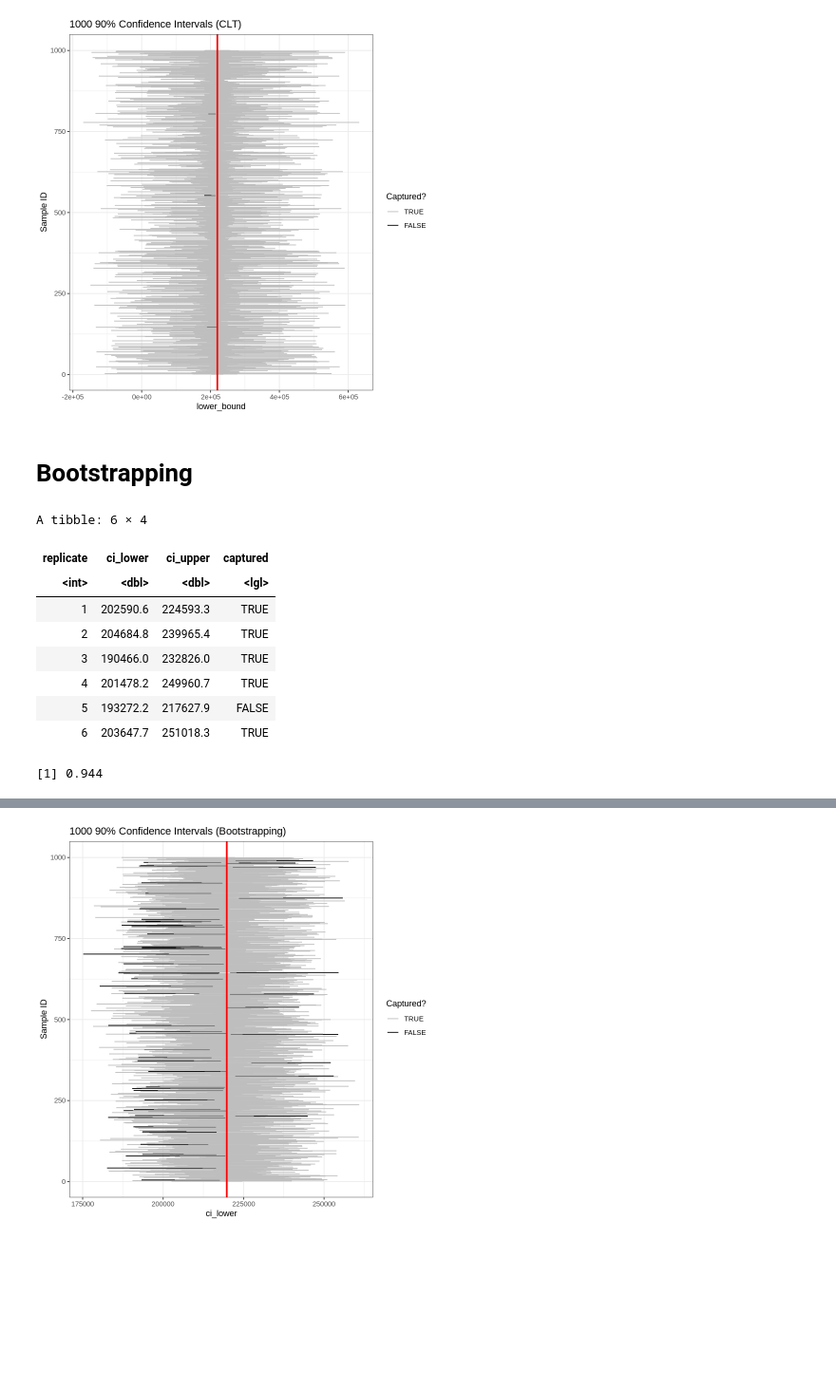
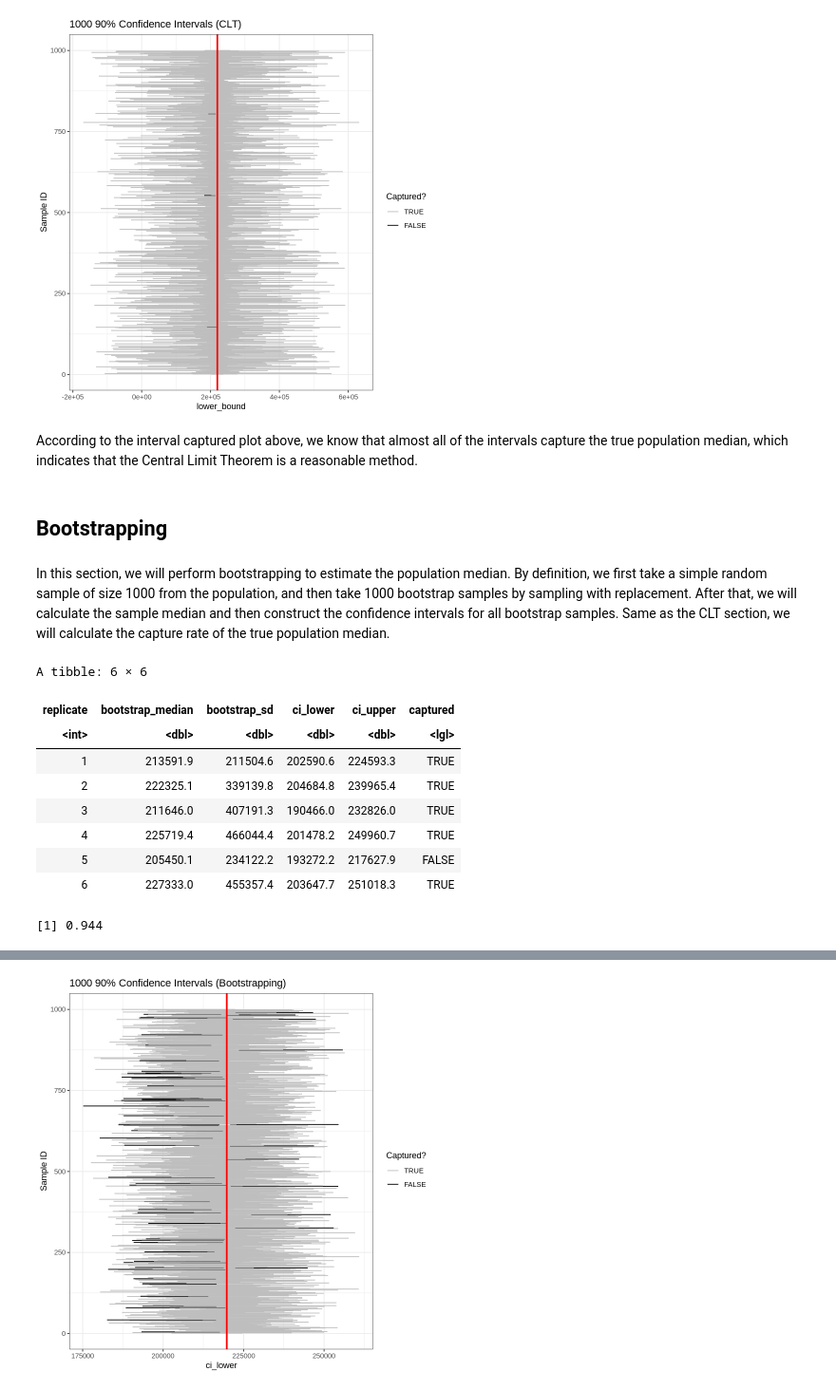
Before and after one commit to AlanWei0405/A-Comparison-of-MSP-Payments, a Jupyter notebook: Final Report.ipynb, the cells around one changed output, grey strips where cells are left out. Shown: that part at 95% size. Saved outputs shown, nothing was run; the diff lists cells and outputs as text; code cells hidden in the pictures; blank space fills up the shorter version.

```diff
--- a/Final Report.ipynb
+++ b/Final Report.ipynb
@@ -215,42 +248,45 @@ many_ci_plot_clt <-
 many_ci_plot_clt
 # %% [output]
 [figure]
+# %% [markdown]
+According to the interval captured plot above, we know that almost all of the intervals capture the true population median, which indicates that the Central Limit Theorem is a reasonable method.
 # %% [markdown]
-# Bootstrapping
+## Bootstrapping
+# %% [markdown]
+In this section, we will perform bootstrapping to estimate the population median. By definition, we first take a simple random sample of size 1000 from the population, and then take 1000 bootstrap samples by sampling with replacement. After that, we will calculate the sample median and then construct the confidence intervals for all bootstrap samples. Same as the CLT section, we will calculate the capture rate of the true population median.
 # %%
 set.seed(666)
 
 ## take one sample from population
 msp_2010_sample <- msp_2010 %>%
 rep_sample_n(size = 1000, replace = FALSE)
 
 ## find the sample's bootstrap
 msp_2010_bootstrap <- msp_2010_sample %>%
-rep_sample_n (size = 1000, reps = 1000, replace = TRUE) %>%
-group_by(replicate) %>%
-summarize(bootstrap_median= median (Amount),
-         bootstrap_sd = sd(Amount))
+rep_sample_n (size = 1000, reps = 1000, replace = TRUE)
 
 #summarize the bootstrap samples information
 bootstrap_samples_summary <-
     msp_2010_bootstrap %>%
     group_by (replicate) %>%
-    summarize(ci_lower = bootstrap_median - qnorm(0.95,lower.tail = TRUE)*bootstrap_sd/sqrt(1000),
+    summarize(bootstrap_median= median (Amount),
+              bootstrap_sd = sd(Amount),
+              ci_lower = bootstrap_median - qnorm(0.95,lower.tail = TRUE)*bootstrap_sd/sqrt(1000),
               ci_upper = bootstrap_median + qnorm(0.95,lower.tail = TRUE)*bootstrap_sd/sqrt(1000),
              captured = (ci_lower <= pop_median & pop_median <= ci_upper))
 
 head(bootstrap_samples_summary)
 
 #calculate the proportion of coverage
 mean(bootstrap_samples_summary$captured)
 # %% [output]
-A tibble: 6 × 4
+A tibble: 6 × 6
-| replicate | ci_lower | ci_upper | captured |
-| <int> | <dbl> | <dbl> | <lgl> |
-| 1 | 202590.6 | 224593.3 | TRUE |
-| 2 | 204684.8 | 239965.4 | TRUE |
-| 3 | 190466.0 | 232826.0 | TRUE |
-| 4 | 201478.2 | 249960.7 | TRUE |
-| 5 | 193272.2 | 217627.9 | FALSE |
-| 6 | 203647.7 | 251018.3 | TRUE |
+| replicate | bootstrap_median | bootstrap_sd | ci_lower | ci_upper | captured |
+| <int> | <dbl> | <dbl> | <dbl> | <dbl> | <lgl> |
+| 1 | 213591.9 | 211504.6 | 202590.6 | 224593.3 | TRUE |
+| 2 | 222325.1 | 339139.8 | 204684.8 | 239965.4 | TRUE |
+| 3 | 211646.0 | 407191.3 | 190466.0 | 232826.0 | TRUE |
+| 4 | 225719.4 | 466044.4 | 201478.2 | 249960.7 | TRUE |
+| 5 | 205450.1 | 234122.2 | 193272.2 | 217627.9 | FALSE |
+| 6 | 227333.0 | 455357.4 | 203647.7 | 251018.3 | TRUE |
 [1] 0.944
```
Also changed, not shown: parts of 20 cells of this notebook.
